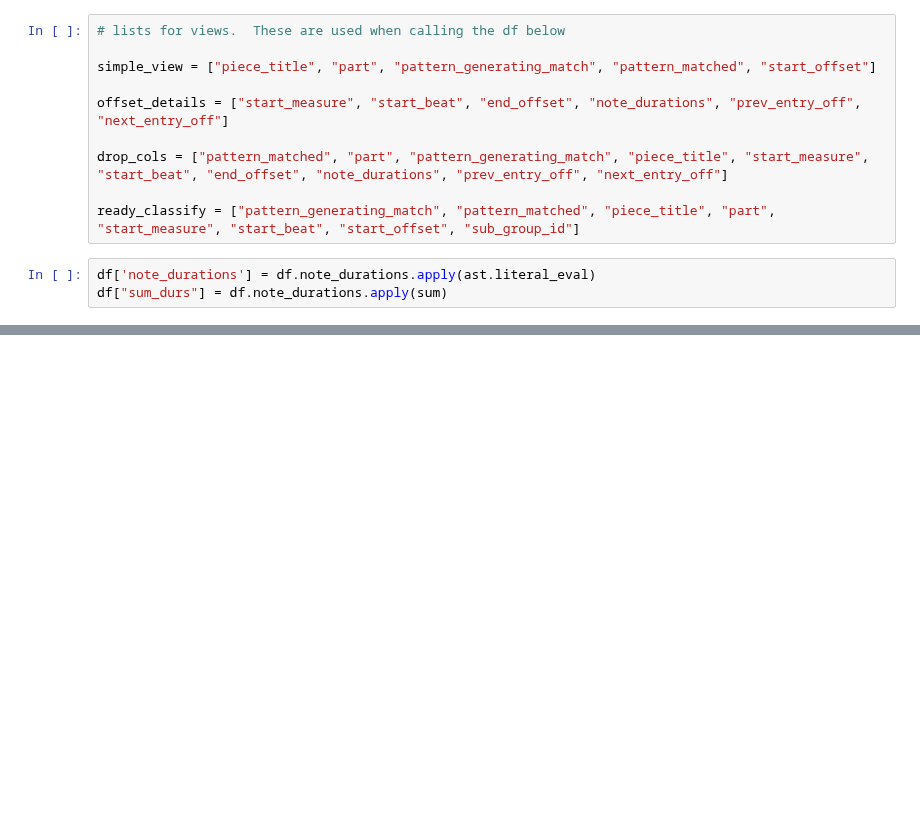
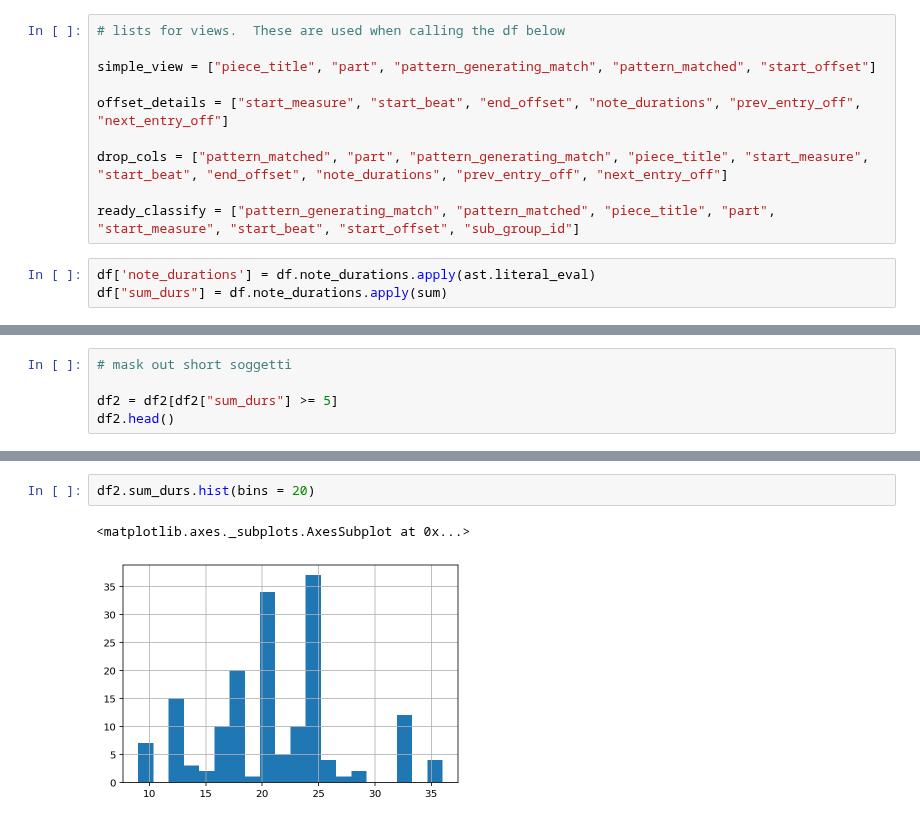
Before and after one commit to RichardFreedman/CRIM-notebooks, a Jupyter notebook: CRIM/CRIM_Group_Tests.ipynb, the cells around one changed output, grey strips where cells are left out. Saved outputs shown, nothing was run; the diff lists cells and outputs as text; blank space fills up the shorter version.

```diff
--- a/CRIM/CRIM_Group_Tests.ipynb
+++ b/CRIM/CRIM_Group_Tests.ipynb
@@ -159 +170,6 @@ df2.head()
 5 rows × 24 columns
+# %%
+# mask out short soggetti
+
+df2 = df2[df2["sum_durs"] >= 5]
+df2.head()
@@ -160,3 +184,8 @@ df2.head()
+# %%
+df2.sum_durs.hist(bins = 20)
+# %% [output]
+<matplotlib.axes._subplots.AxesSubplot at 0x...>
+[figure, added]
 # %%
 # compact view for inspection of relevant columns
 
```
Also changed, not shown: parts of 7 cells of this notebook, 10 other files.
